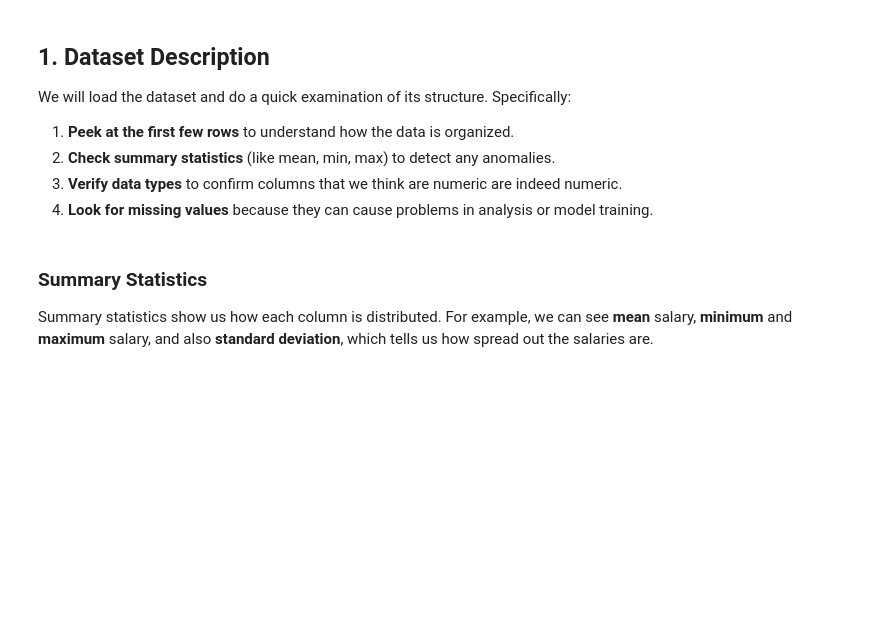
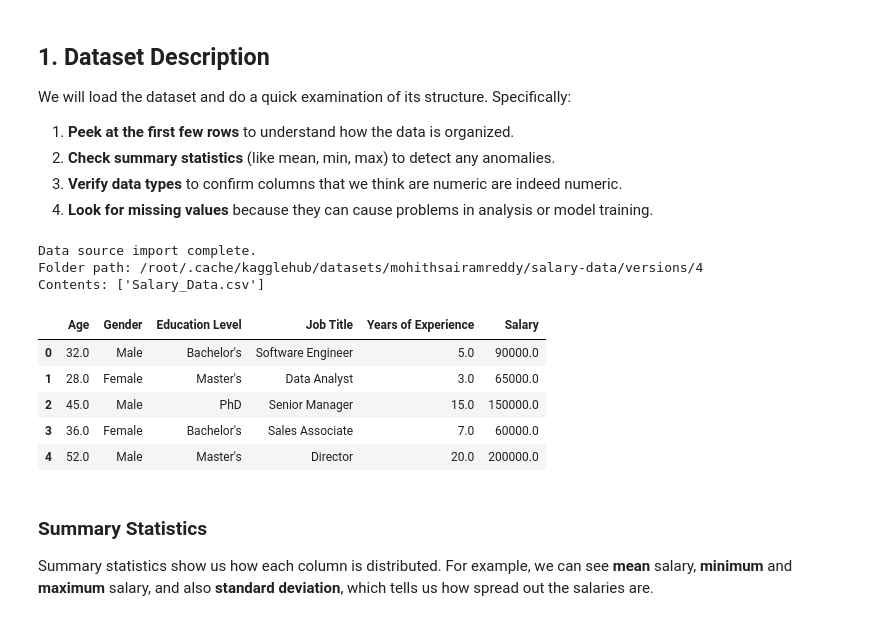
Before and after one commit to adnanmasood/cs-435-spring-2025, a Jupyter notebook: gender-bias.ipynb, the cells around one changed output. Cells and saved outputs as stored; diff of their text form; code cells hidden in the pictures; blank space fills up the shorter version.

```diff
--- a/gender-bias.ipynb
+++ b/gender-bias.ipynb
@@ -62,3 +54,35 @@ salary_df
+# %%
+# 1. Import necessary libraries
+import pandas as pd
+import kagglehub
+import os
+
+# 2. Download the dataset
+mohithsairamreddy_salary_data_path = kagglehub.dataset_download('mohithsairamreddy/salary-data')
+print('Data source import complete.')
+
+# 3. List what was downloaded (optional, for checking)
+print("Folder path:", mohithsairamreddy_salary_data_path)
+print("Contents:", os.listdir(mohithsairamreddy_salary_data_path))
+
+# 4. Construct the path to the CSV file
+csv_path = os.path.join(mohithsairamreddy_salary_data_path, "Salary_Data.csv")
+
+# 5. Load into a DataFrame
+salary_df = pd.read_csv(csv_path)
+
+# 6. Inspect the dataframe
+salary_df.head()
+# %% [output]
+Data source import complete.
+Folder path: /root/.cache/kagglehub/datasets/mohithsairamreddy/salary-data/versions/4
+Contents: ['Salary_Data.csv']
+|  | Age | Gender | Education Level | Job Title | Years of Experience | Salary |
+| 0 | 32.0 | Male | Bachelor's | Software Engineer | 5.0 | 90000.0 |
+| 1 | 28.0 | Female | Master's | Data Analyst | 3.0 | 65000.0 |
+| 2 | 45.0 | Male | PhD | Senior Manager | 15.0 | 150000.0 |
+| 3 | 36.0 | Female | Bachelor's | Sales Associate | 7.0 | 60000.0 |
+| 4 | 52.0 | Male | Master's | Director | 20.0 | 200000.0 |
 # %% [markdown]
 ### **Summary Statistics**
 Summary statistics show us how each column is distributed. For example, we can see **mean** salary, **minimum** and **maximum** salary, and also **standard deviation**, which tells us how spread out the salaries are.
```
Also changed, not shown: parts of 4 cells of this notebook.
